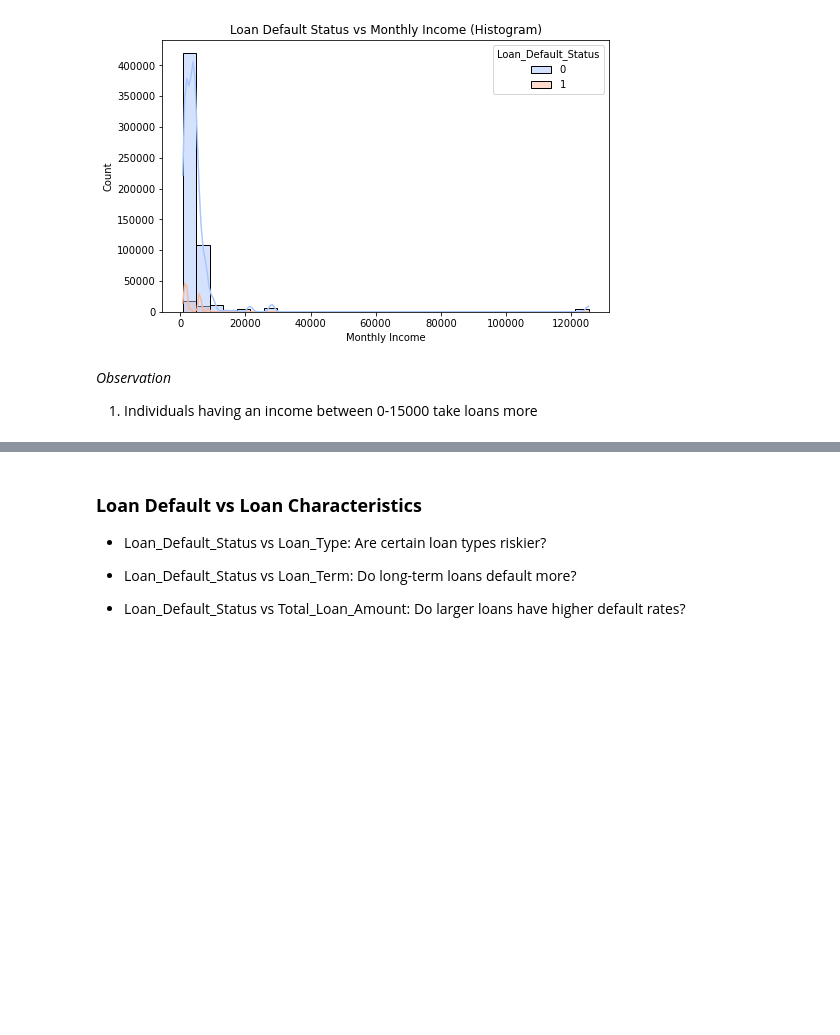
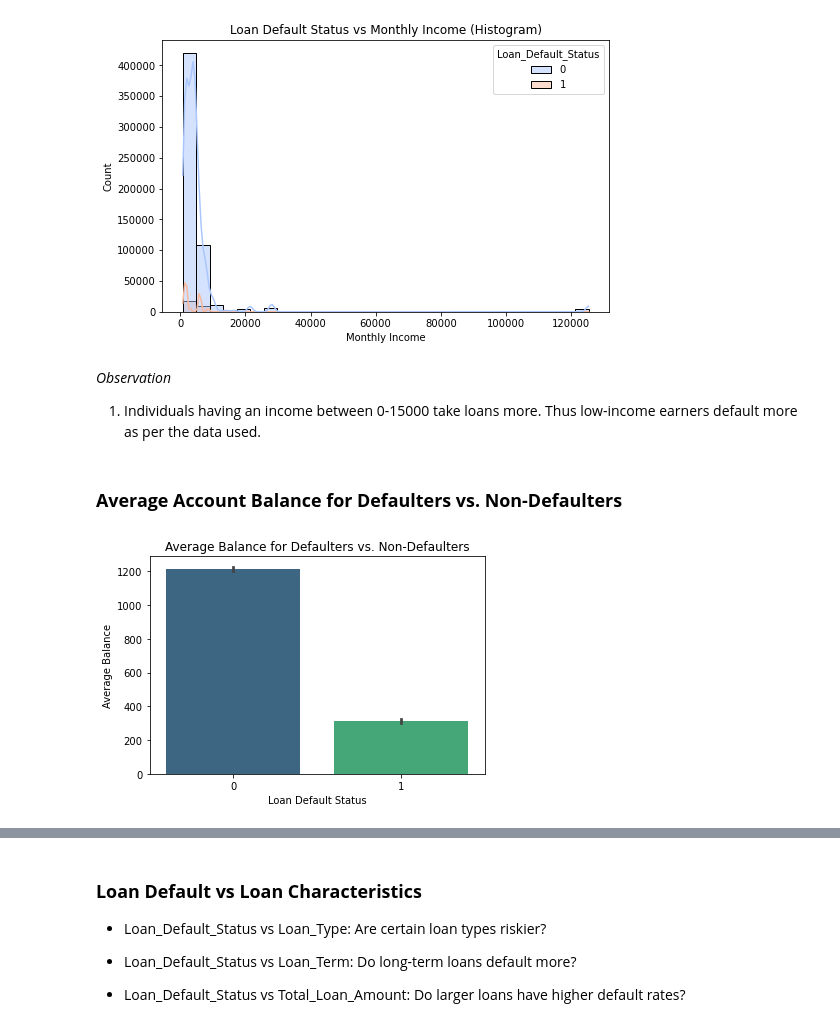
Before and after one commit to Cheptoi-Millicent/DSF-PT08P5-GROUP6-CAPSTONE-PROJECT, a Jupyter notebook: index.ipynb, the cells around one changed output, grey strips where cells are left out. Cells and saved outputs as stored; diff of their text form; code cells hidden in the pictures; blank space fills up the shorter version.

```diff
--- a/index.ipynb
+++ b/index.ipynb
@@ -2112,4 +2211,20 @@ plt.show()
 [figure]
 # %% [markdown]
 *Observation*
-1. Individuals having an income between 0-15000 take loans more
+1. Individuals having an income between 0-15000 take loans more. Thus low-income earners default more as per the data used.
+# %% [markdown]
+### **Average Account Balance for Defaulters vs. Non-Defaulters**
+# %%
+# Plot graph
+plt.figure(figsize=(6, 4))
+sns.barplot(x=final_merged_df_5p["Loan_Default_Status"], y=final_merged_df_5p["Average Balance"], palette="viridis")
+
+# Add labels and title
+plt.xlabel("Loan Default Status")
+plt.ylabel("Average Balance")
+plt.title("Average Balance for Defaulters vs. Non-Defaulters")
+
+# Show plot
+plt.show()
+# %% [output]
+[figure, added]
```
Also changed, not shown: parts of 106 cells of this notebook.
